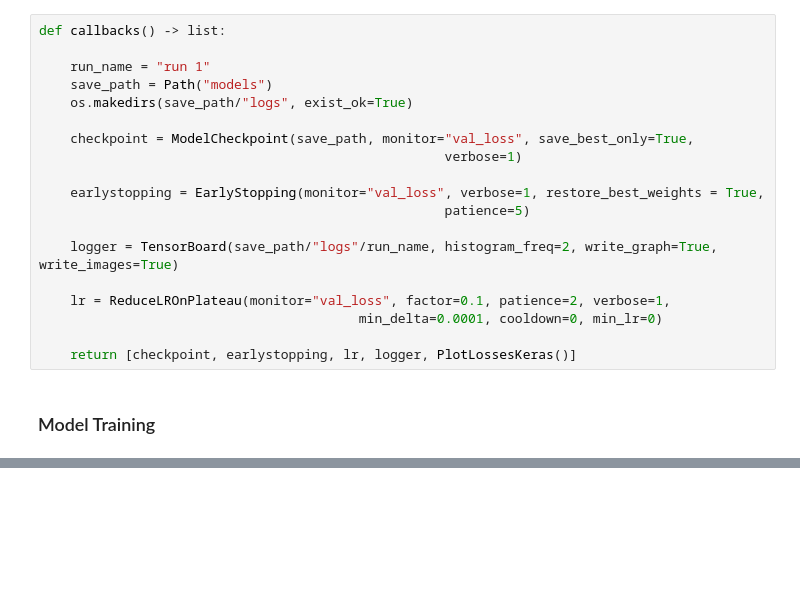
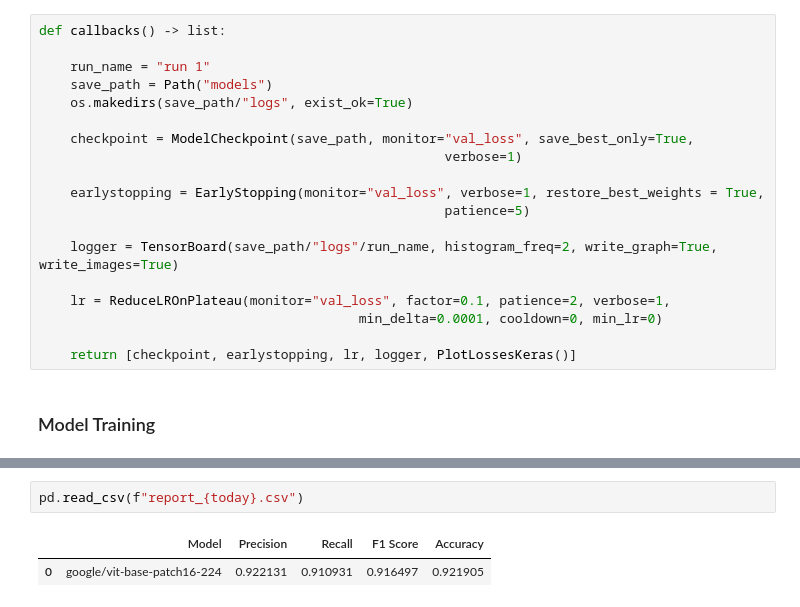
Before and after one commit to Satwikram/Pneumonia-Detection-using-Vision-Transformers, a Jupyter notebook: Notebooks/Pneumonia Detection using Vision Transformers.ipynb, the cells around one changed output, grey strips where cells are left out. Saved outputs shown, nothing was run; the diff lists cells and outputs as text; blank space fills up the shorter version.

```diff
--- a/Notebooks/Pneumonia Detection using Vision Transformers.ipynb
+++ b/Notebooks/Pneumonia Detection using Vision Transformers.ipynb
@@ -286,0 +335,5 @@ Epoch 4/30
+# %%
+pd.read_csv(f"report_{today}.csv")
+# %% [output]
+|  | Model | Precision | Recall | F1 Score | Accuracy |
+| 0 | google/vit-base-patch16-224 | 0.922131 | 0.910931 | 0.916497 | 0.921905 |
```
Also changed, not shown: parts of 13 cells of this notebook.
